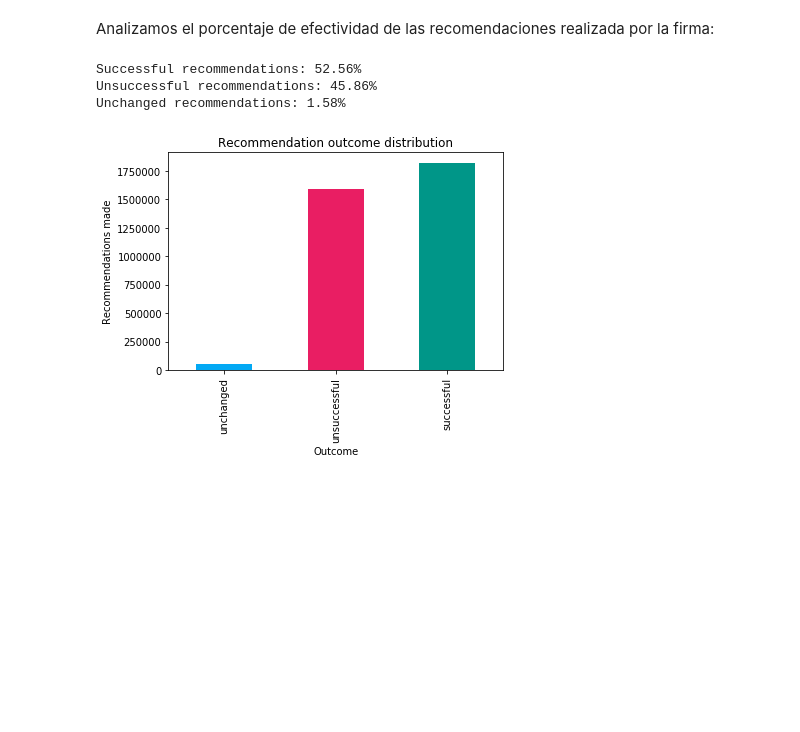
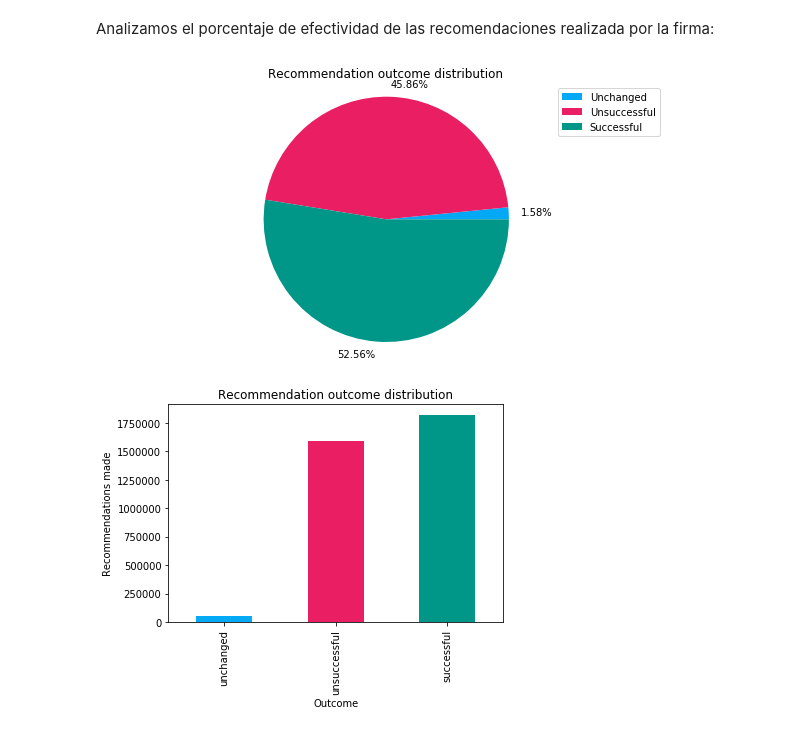
Before and after one commit to ZzAntares/stock-recommendations-analysis, a Jupyter notebook: Project_ZZAlpha_DataSet_Analysis.ipynb, the cells around one changed output. Saved outputs shown, nothing was run; the diff lists cells and outputs as text; code cells hidden in the pictures; blank space fills up the shorter version.

```diff
--- a/Project_ZZAlpha_DataSet_Analysis.ipynb
+++ b/Project_ZZAlpha_DataSet_Analysis.ipynb
@@ -394,15 +398,19 @@ recommendations.head()
 | 4 | 0.994 | 2012-03-27 00:00:00 | 3 | Big_100_2_LONG_SHORT_F | S | 119.98 | 118.84 | 2 | ... |
 # %% [markdown]
 Analizamos el porcentaje de efectividad de las recomendaciones realizada por la firma:
-# %%
-total = len(recommendations)
-outcomes = recommendations.groupby('outcome').size()
-
-print('Successful recommendations: {:.2f}%'.format(outcomes['successful'] / total * 100))
-print('Unsuccessful recommendations: {:.2f}%'.format(outcomes['unsuccessful'] / total * 100))
-print('Unchanged recommendations: {:.2f}%'.format(outcomes['unchanged'] / total * 100))
-# %% [output]
-Successful recommendations: 52.56%
-Unsuccessful recommendations: 45.86%
-Unchanged recommendations: 1.58%
+# %%
+outcomes.plot(
+    kind='pie',
+    figsize=(10, 5),
+    title='Recommendation outcome distribution',
+    colors=['#03A9F4', '#E91E63', '#009688'],
+    labels=map('{:.2f}%'.format, outcomes.values / len(recommendations) * 100)
+)
+
+plt.legend(list(map(str.capitalize, outcomes.index.values)))
+plt.ylabel('')
+plt.axis('equal')
+plt.show()
+# %% [output]
+[figure, added]
 # %%
```
Also changed, not shown: parts of 14 cells of this notebook, 10 other files.
